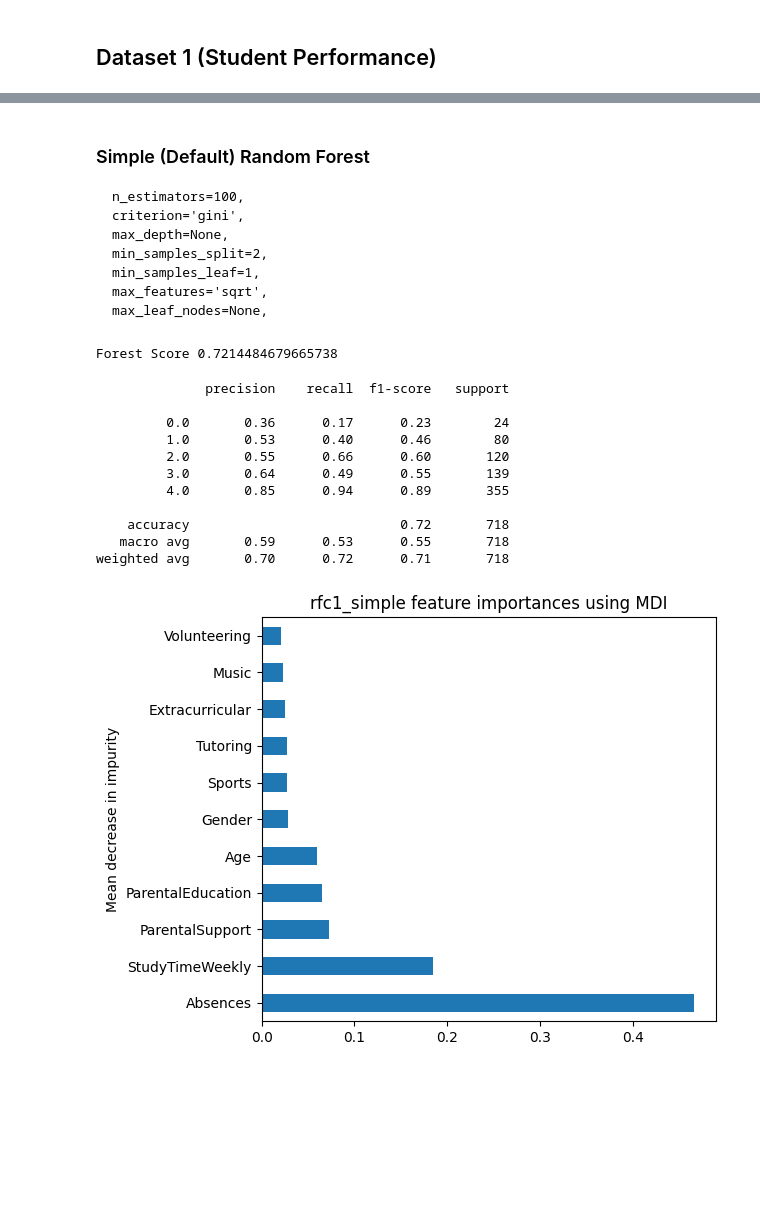
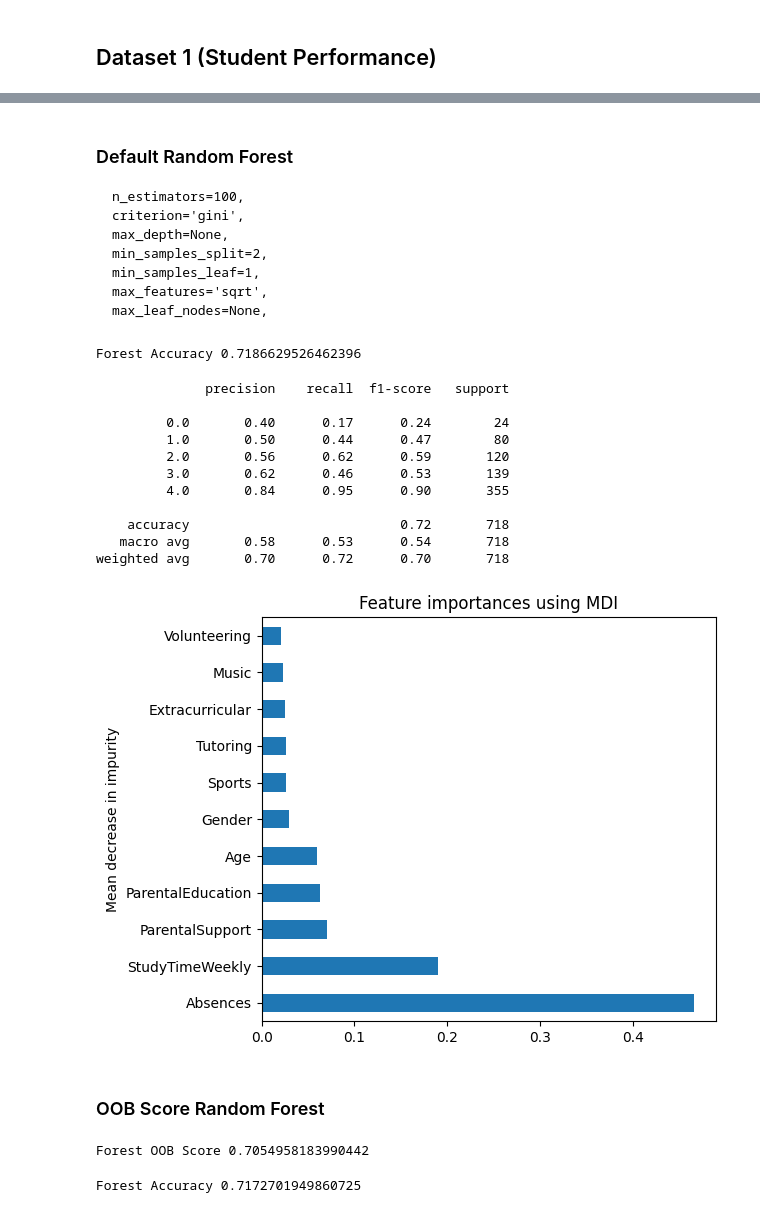
Before and after one commit to ahrami/random-forest, a Jupyter notebook: specifically-forest.ipynb, the cells around one changed output, grey strips where cells are left out. Drawn from its saved outputs; the diff is of its cells as text; code cells hidden in the pictures; blank space fills up the shorter version.

Commit message:
feat: many things for dataset1 classification

````diff
--- a/specifically-forest.ipynb
+++ b/specifically-forest.ipynb
@@ -54,0 +60,4 @@ Xc2_train, Xc2_test, yc2_train, yc2_test = train_test_split(X_class_2, y_class_2
+# %%
+# Decision tree in sklearn is overfit by default as all leaves are pure
+dtc1 = DecisionTreeClassifier()
+dtc1.fit(Xc1_train, yc1_train);
@@ -54,0 +70,6 @@ Xc2_train, Xc2_test, yc2_train, yc2_test = train_test_split(X_class_2, y_class_2
+# %%
+dtc1 = DecisionTreeClassifier(
+    min_samples_split=20,
+    min_samples_leaf=7,
+)
+dtc1.fit(Xc1_train, yc1_train);
@@ -55,5 +80,5 @@ Xc2_train, Xc2_test, yc2_train, yc2_test = train_test_split(X_class_2, y_class_2
 # %% [markdown]
-### Simple (Default) Random Forest
+### Default Random Forest
 
 ```
 n_estimators=100,
@@ -65,35 +90,41 @@ max_features='sqrt',
 max_leaf_nodes=None,
 ```
 # %%
-rfc1_simple = RandomForestClassifier()
-rfc1_simple.fit(Xc1_train, yc1_train);
+rfc1_default = RandomForestClassifier()
+rfc1_default.fit(Xc1_train, yc1_train);
 # %%
-print("Forest Score", rfc1_simple.score(Xc1_test, yc1_test))
+print("Forest Accuracy", rfc1_default.score(Xc1_test, yc1_test))
 # %% [output]
-Forest Score 0.7214484679665738
+Forest Accuracy 0.7186629526462396
 # %%
-rfc1_simple_pred = rfc1_simple.predict(Xc1_test)
-print(classification_report(yc1_test, rfc1_simple_pred))
+rfc1_default_pred = rfc1_default.predict(Xc1_test)
+print(classification_report(yc1_test, rfc1_default_pred))
 # %% [output]
               precision    recall  f1-score   support
 
-         0.0       0.36      0.17      0.23        24
-         1.0       0.53      0.40      0.46        80
-         2.0       0.55      0.66      0.60       120
-         3.0       0.64      0.49      0.55       139
-         4.0       0.85      0.94      0.89       355
+         0.0       0.40      0.17      0.24        24
+         1.0       0.50      0.44      0.47        80
+         2.0       0.56      0.62      0.59       120
+         3.0       0.62      0.46      0.53       139
+         4.0       0.84      0.95      0.90       355
 
     accuracy                           0.72       718
-   macro avg       0.59      0.53      0.55       718
-weighted avg       0.70      0.72      0.71       718
+   macro avg       0.58      0.53      0.54       718
+weighted avg       0.70      0.72      0.70       718
+# %%
+# Importances should be labeled pandas series
+def plot_mdi_importance(importance):
+    importance = importance.sort_values(ascending=False)
+    fig, ax = plt.subplots()
+    importance.plot.barh(ax=ax)
+    ax.set_title("Feature importances using MDI")
+    ax.set_ylabel("Mean decrease in impurity")
+    fig.tight_layout()
 # %%
 # Feature importance using mean decrease in impurity
-rfc1_simple_importances = pd.Series(rfc1_simple.feature_importances_, index=Xc1_test.columns)
-rfc1_simple_importances = rfc1_simple_importances.sort_values(ascending=False)
-fig, ax = plt.subplots()
-rfc1_simple_importances.plot.barh(ax=ax)
-ax.set_title("rfc1_simple feature importances using MDI")
-ax.set_ylabel("Mean decrease in impurity")
-fig.tight_layout()
+rfc1_default_importances = pd.Series(rfc1_default.feature_importances_, index=Xc1_test.columns)
+plot_mdi_importance(rfc1_default_importances)
 # %% [output]
-[figure, old version]
+[figure, new version]
+# %% [markdown]
+### OOB Score Random Forest
@@ -99,0 +138,8 @@ fig.tight_layout()
+# %%
+print("Forest OOB Score", rfc1_oob.oob_score_)
+# %% [output]
+Forest OOB Score 0.7054958183990442
+# %%
+print("Forest Accuracy", rfc1_oob.score(Xc1_test, yc1_test))
+# %% [output]
+Forest Accuracy 0.7172701949860725
````
Also changed, not shown: parts of 10 cells of this notebook.
